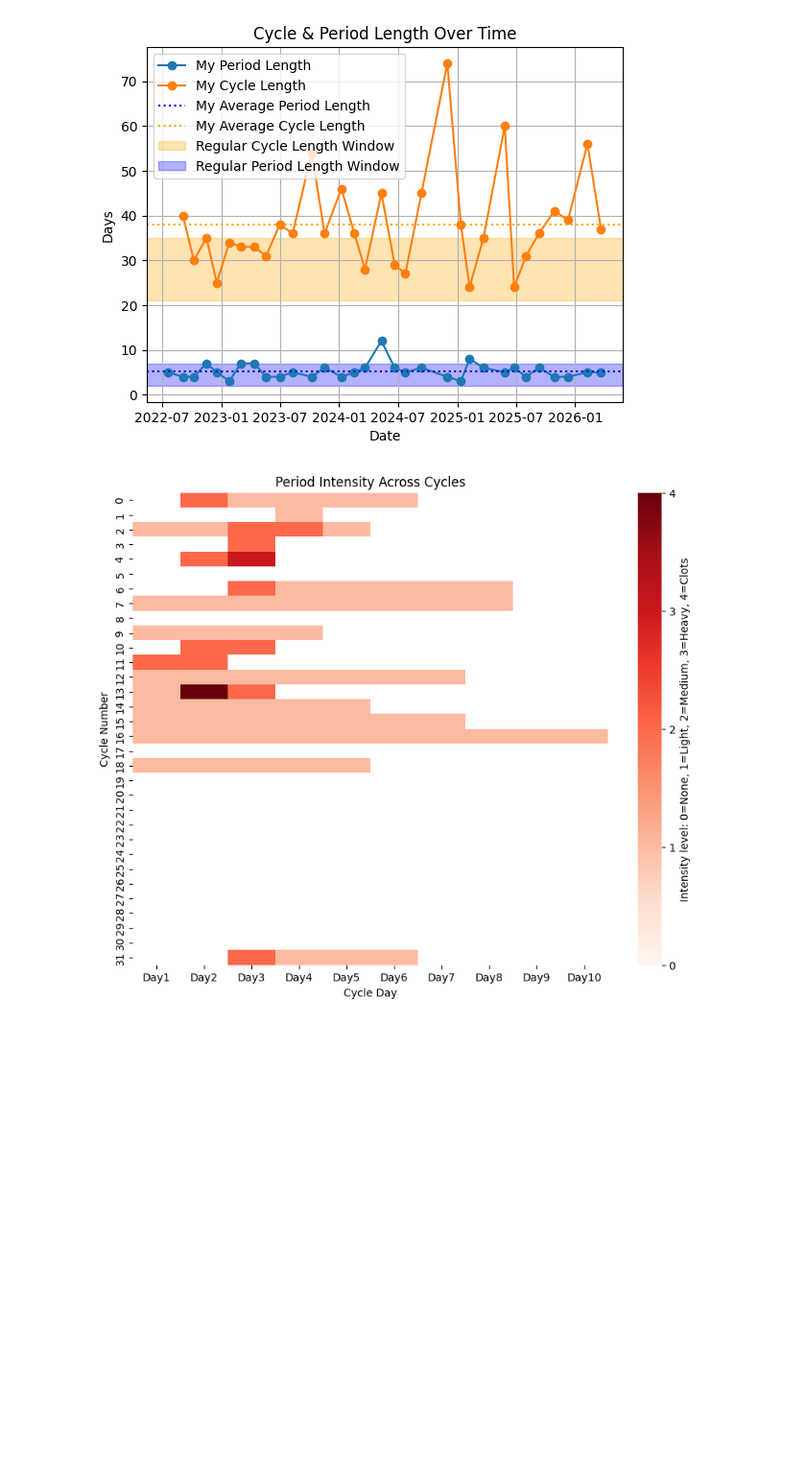
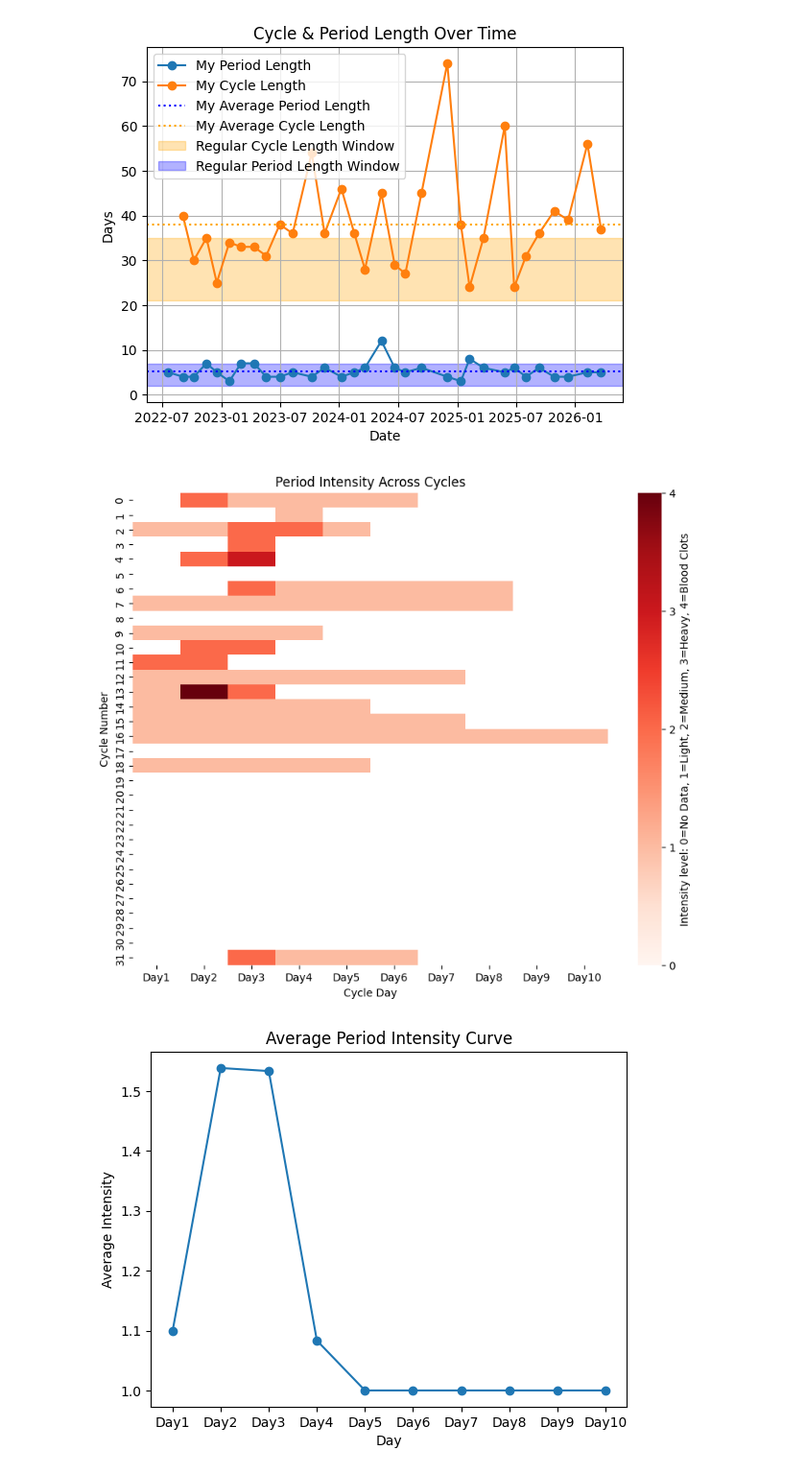
Before and after one commit to yinimini/Menstrual-Symptoms-Analysis-, a Jupyter notebook: extract_explore_test.ipynb, the cells around one changed output. Shown at 96% size. Drawn from its saved outputs; the diff is of its cells as text; code cells hidden in the pictures; blank space fills up the shorter version.

Commit message:
Plotted average periode intensity per day across all cycles

```diff
--- a/extract_explore_test.ipynb
+++ b/extract_explore_test.ipynb
@@ -175,31 +175,43 @@ for idx in df_filled.index:
 # %%
 # --------- Visualization of period intensity ---------
 
 import seaborn as sns
 import matplotlib.pyplot as plt
 
 
 data = df_filled[day_cols_sorted]
-# set intenstiy label på gradient bar
 
+# Period intensity across cycles with heatmap
 plt.figure(figsize=(10, 8))
 sns.heatmap(
     data,
     cmap='Reds',
     vmin=0,
     cbar=True,
     cbar_kws={
         'ticks': [0, 1, 2, 3, 4],
         'label': 'Intensity level: 0=No Data, 1=Light, 2=Medium, 3=Heavy, 4=Blood Clots'
     }
 )
 plt.xlabel("Cycle Day")
 plt.ylabel("Cycle Number")
 plt.title("Period Intensity Across Cycles")
 plt.savefig("plots/period_intensity_heatmap.png")
 plt.show()
+
+# Mean intensity per day across all cycles
+# This gives some sort of expectation of how heavy the period is for that day
+# But it's not acurate since some cycles have no data at all, and some cycles end after day 5 for example
+mean_intensity = data.mean()
+
+plt.plot(mean_intensity, marker='o')
+plt.xlabel("Day")
+plt.ylabel("Average Intensity")
+plt.title("Average Period Intensity Curve")
+plt.show()
 # %% [output]
-[figure, old version]
+[figure, new version]
+[figure, added]
 # %%
 # Analysis checklist:
 
```
